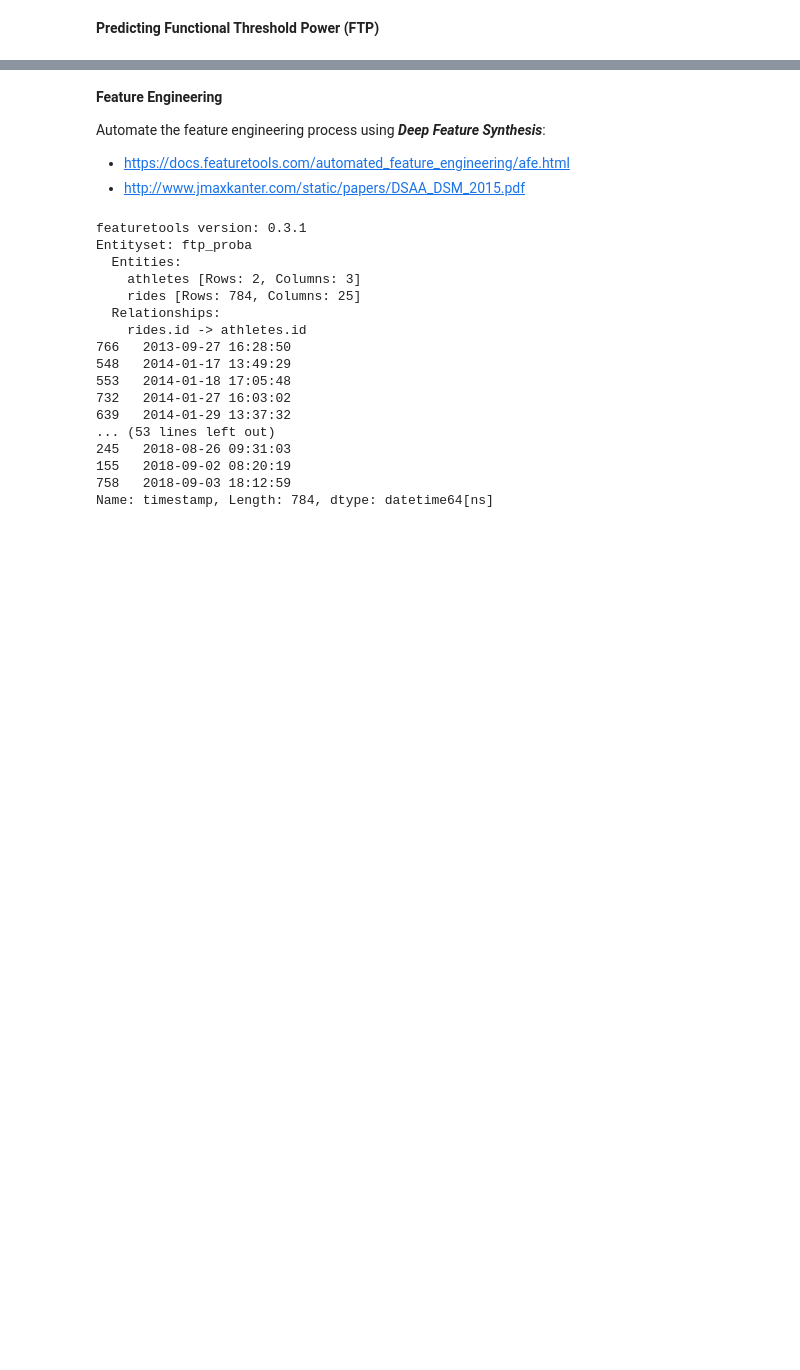
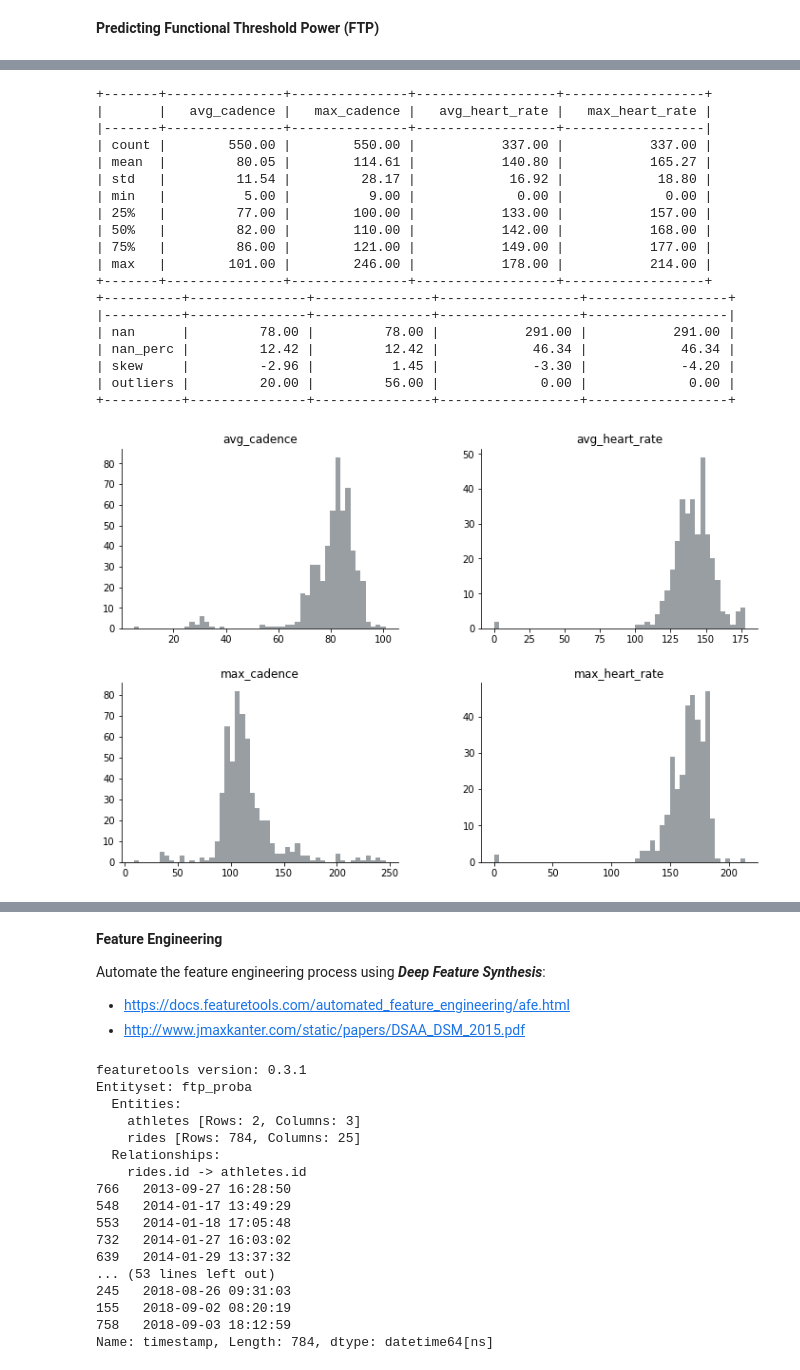
Before and after one commit to jrkinley-zz/ftp_proba, a Jupyter notebook: ftp_proba.ipynb, the cells around one changed output, grey strips where cells are left out. Drawn from its saved outputs; the diff is of its cells as text; code cells hidden in the pictures; blank space fills up the shorter version.

Commit message:
WIP data exploration

```diff
--- a/ftp_proba.ipynb
+++ b/ftp_proba.ipynb
@@ -31,0 +30,64 @@ FileNotFoundError: File b'data/process/athletes.csv' does not exist
+# %%
+import numpy as np
+import matplotlib.pyplot as plt
+from collections import defaultdict
+
+def num_outliers(series):
+    '''Number of outliers using Tukey's Method'''
+    vals = series.fillna(0).values
+    q1 = np.percentile(vals, 25.)
+    q3 = np.percentile(vals, 75.)
+    tk_step = (q3-q1)*1.5
+    return sum(series < q1-tk_step) + sum(series > q3+tk_step)
+
+def explore_report(df, cols):
+    print(tab(df[cols].describe(), headers='keys', tablefmt='psql', floatfmt='.2f'))
+
+    stats = defaultdict(list)
+    for c in cols:
+        series = df[c]
+        stats[c].append(sum(series.isna()))
+        stats[c].append(100/len(series)*sum(series.isna()))
+        stats[c].append(round(series.skew(),2))
+        stats[c].append(num_outliers(series))
+
+    stats_pd = pd.DataFrame.from_dict(stats)
+    stats_pd.rename(index={0:'nan', 1:'nan_perc', 2:'skew', 3:'outliers'}, inplace=True)
+    print(tab(stats_pd, headers='keys', tablefmt='psql', floatfmt='.2f'))
+
+    axes = df[cols].hist(alpha=0.5, bins=50, color='#333e47', figsize=(12, 8), grid=False)
+    for ax in axes:
+        for x in ax:
+            x.spines['right'].set_visible(False)
+            x.spines['top'].set_visible(False)
+    plt.show()
+# %%
+# explore 'cadence' and 'heart rate'
+explore_report(
+    rides_all,
+    ['avg_cadence',
+     'max_cadence',
+     'avg_heart_rate',
+     'max_heart_rate']
+)
+# %% [output]
++-------+---------------+---------------+------------------+------------------+
+|       |   avg_cadence |   max_cadence |   avg_heart_rate |   max_heart_rate |
+|-------+---------------+---------------+------------------+------------------|
+| count |        550.00 |        550.00 |           337.00 |           337.00 |
+| mean  |         80.05 |        114.61 |           140.80 |           165.27 |
+| std   |         11.54 |         28.17 |            16.92 |            18.80 |
+| min   |          5.00 |          9.00 |             0.00 |             0.00 |
+| 25%   |         77.00 |        100.00 |           133.00 |           157.00 |
+| 50%   |         82.00 |        110.00 |           142.00 |           168.00 |
+| 75%   |         86.00 |        121.00 |           149.00 |           177.00 |
+| max   |        101.00 |        246.00 |           178.00 |           214.00 |
++-------+---------------+---------------+------------------+------------------+
++----------+---------------+---------------+------------------+------------------+
+|----------+---------------+---------------+------------------+------------------|
+| nan      |         78.00 |         78.00 |           291.00 |           291.00 |
+| nan_perc |         12.42 |         12.42 |            46.34 |            46.34 |
+| skew     |         -2.96 |          1.45 |            -3.30 |            -4.20 |
+| outliers |         20.00 |         56.00 |             0.00 |             0.00 |
++----------+---------------+---------------+------------------+------------------+
+[figure, added]
```
Also changed, not shown: parts of 4 cells of this notebook, 1 other file.
